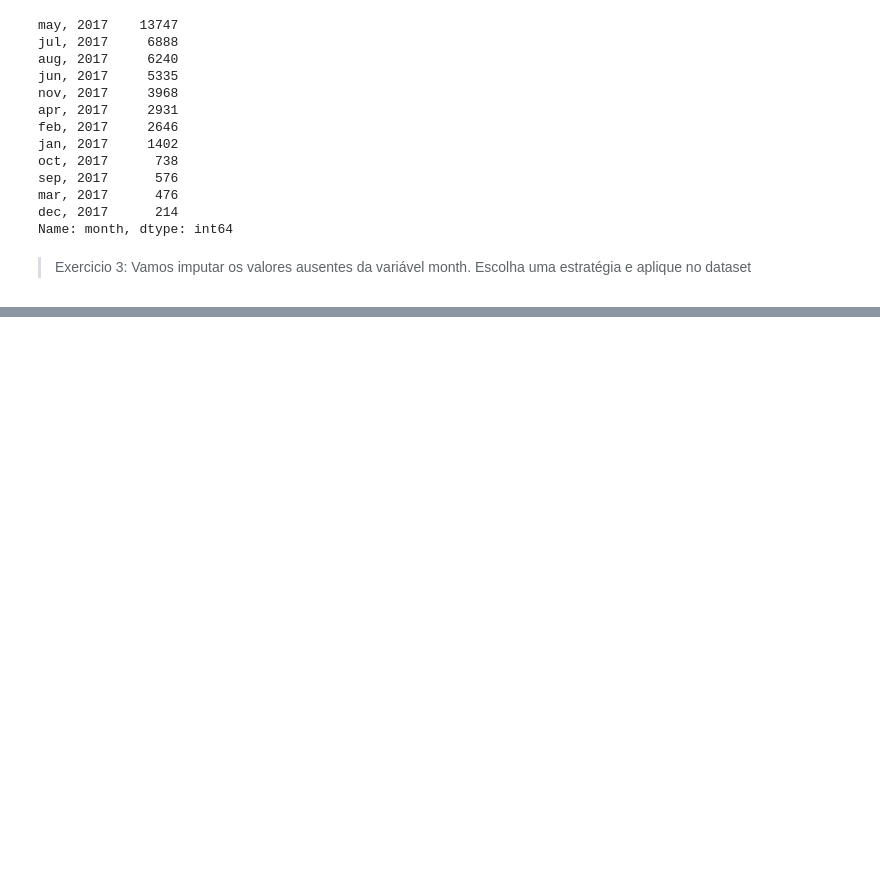
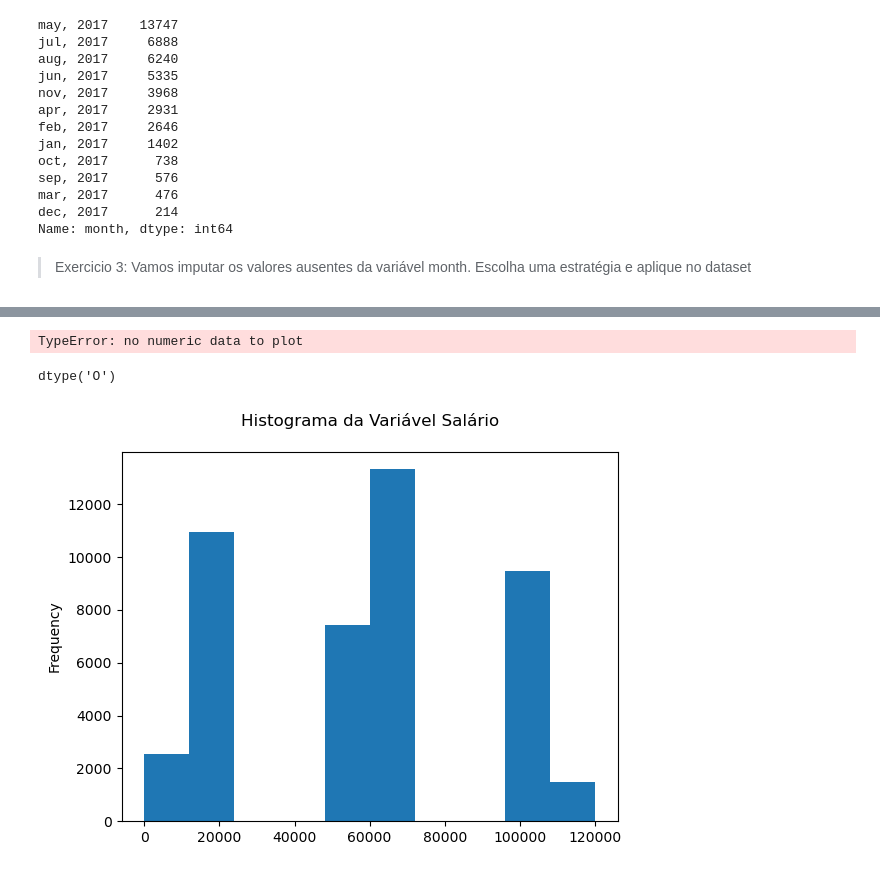
Before and after one commit to durvallins/Analise_de_Dados, a Jupyter notebook: Projeto 4/05 - Tratamento de Valores Ausentes - ESTUDANDO/P4_Solucao.ipynb, the cells around one changed output, grey strips where cells are left out. Saved outputs shown, nothing was run; the diff lists cells and outputs as text; code cells hidden in the pictures; blank space fills up the shorter version.

```diff
--- a/Projeto 4/05 - Tratamento de Valores Ausentes - ESTUDANDO/P4_Solucao.ipynb
+++ b/Projeto 4/05 - Tratamento de Valores Ausentes - ESTUDANDO/P4_Solucao.ipynb
@@ -342,0 +421,4 @@ Name: month, dtype: int64
+# %%
+# Vamos preencher com a MEDIANA, pois os dados parecem assimétricos (nesse caso a média não pode ser usada)
+# e o valor mais frequente está muito abaixo da média e da mediana (por isso não usaremos a moda)
+dataset.salary.fillna('6000', inplace=True)
@@ -342,0 +436,22 @@ Name: month, dtype: int64
+# %%
+# Histograma
+dataset.salary.plot(kind='hist')
+plt.title("Histograma da Variável Salário\n")
+plt.show()
+# %% [output]
+TypeError: no numeric data to plot
+# %%
+# Tipo de variável
+dataset.salary.dtypes
+# %% [output]
+dtype('O')
+# %%
+# Para resolver o problema acima, converte-se novamente o valor da variável para flot
+dataset.salary = dataset.salary.astype('float')
+# %%
+# Com a variável tratada, gerar novamente o histograma
+dataset.salary.plot(kind='hist')
+plt.title('Histograma da Variável Salário\n')
+plt.show()
+# %% [output]
+[figure, added]
```
Also changed, not shown: parts of 60 cells of this notebook.
